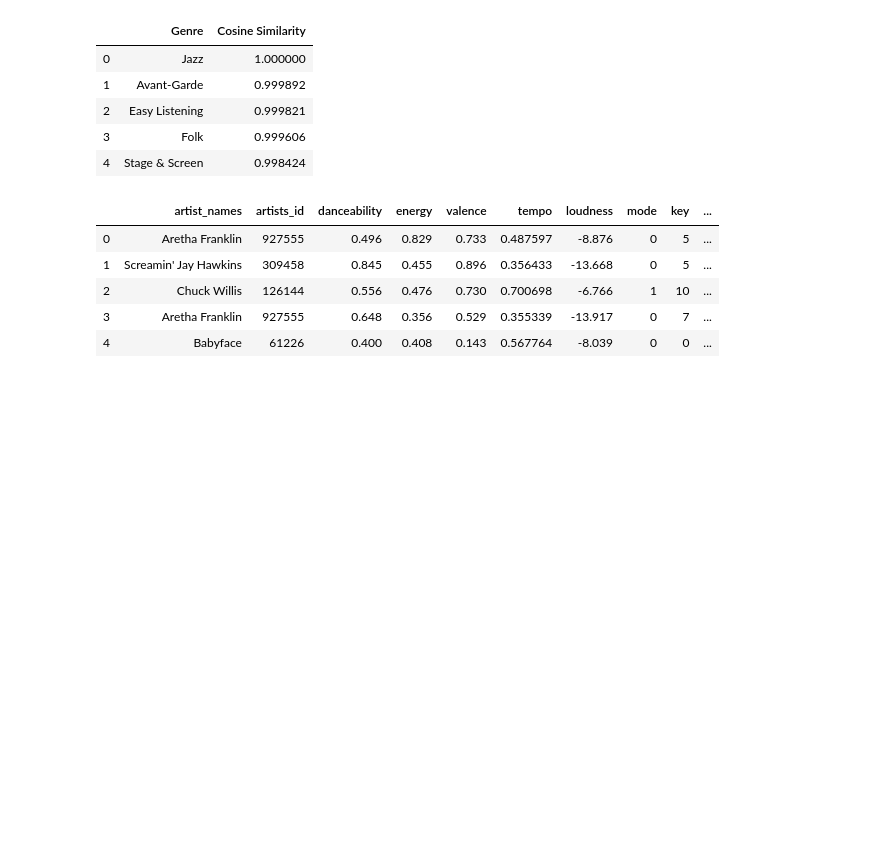
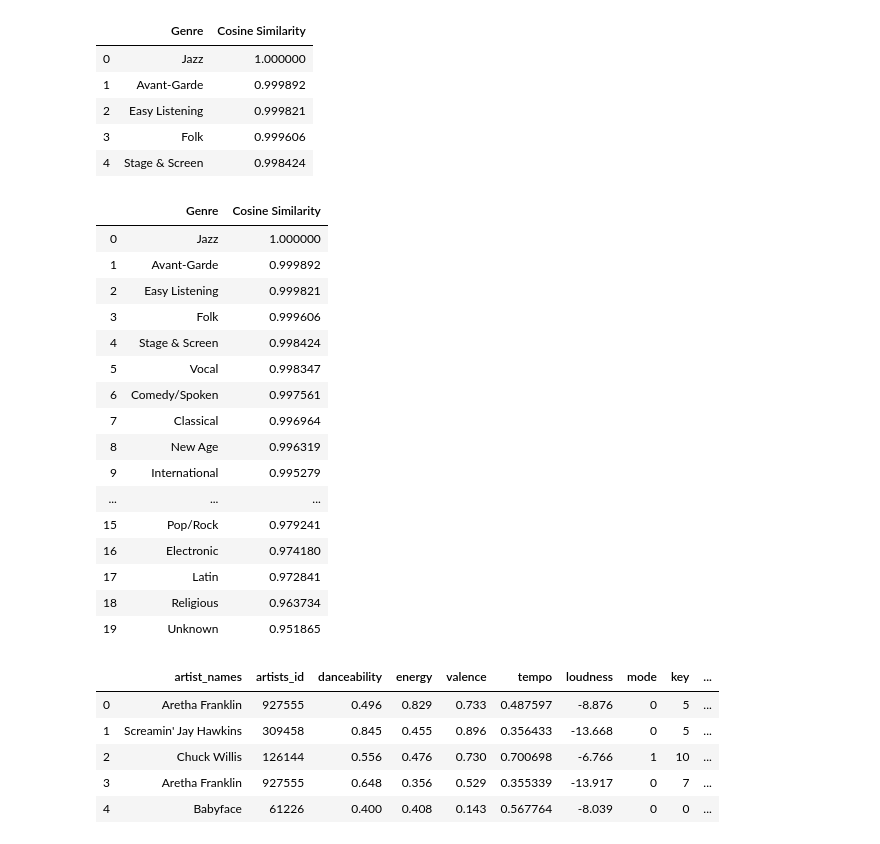
Before and after one commit to Wichaelian/ICM-2021, a Jupyter notebook: 2021_ICM_Problem_D_Data/Bullet 3.ipynb, the cells around one changed output. Saved outputs shown, nothing was run; the diff lists cells and outputs as text; code cells hidden in the pictures; blank space fills up the shorter version.

```diff
--- a/2021_ICM_Problem_D_Data/Bullet 3.ipynb
+++ b/2021_ICM_Problem_D_Data/Bullet 3.ipynb
@@ -196,6 +196,26 @@ jazzSimilarity.head()
 | 2 | Easy Listening | 0.999821 |
 | 3 | Folk | 0.999606 |
 | 4 | Stage & Screen | 0.998424 |
+# %%
+jazzSimilarity
+# %% [output]
+|  | Genre | Cosine Similarity |
+| 0 | Jazz | 1.000000 |
+| 1 | Avant-Garde | 0.999892 |
+| 2 | Easy Listening | 0.999821 |
+| 3 | Folk | 0.999606 |
+| 4 | Stage & Screen | 0.998424 |
+| 5 | Vocal | 0.998347 |
+| 6 | Comedy/Spoken | 0.997561 |
+| 7 | Classical | 0.996964 |
+| 8 | New Age | 0.996319 |
+| 9 | International | 0.995279 |
+| ... | ... | ... |
+| 15 | Pop/Rock | 0.979241 |
+| 16 | Electronic | 0.974180 |
+| 17 | Latin | 0.972841 |
+| 18 | Religious | 0.963734 |
+| 19 | Unknown | 0.951865 |
 # %%
 # not sure how this cell is different than the previous one
 for i in genre:
```
Also changed, not shown: 3 other files.
